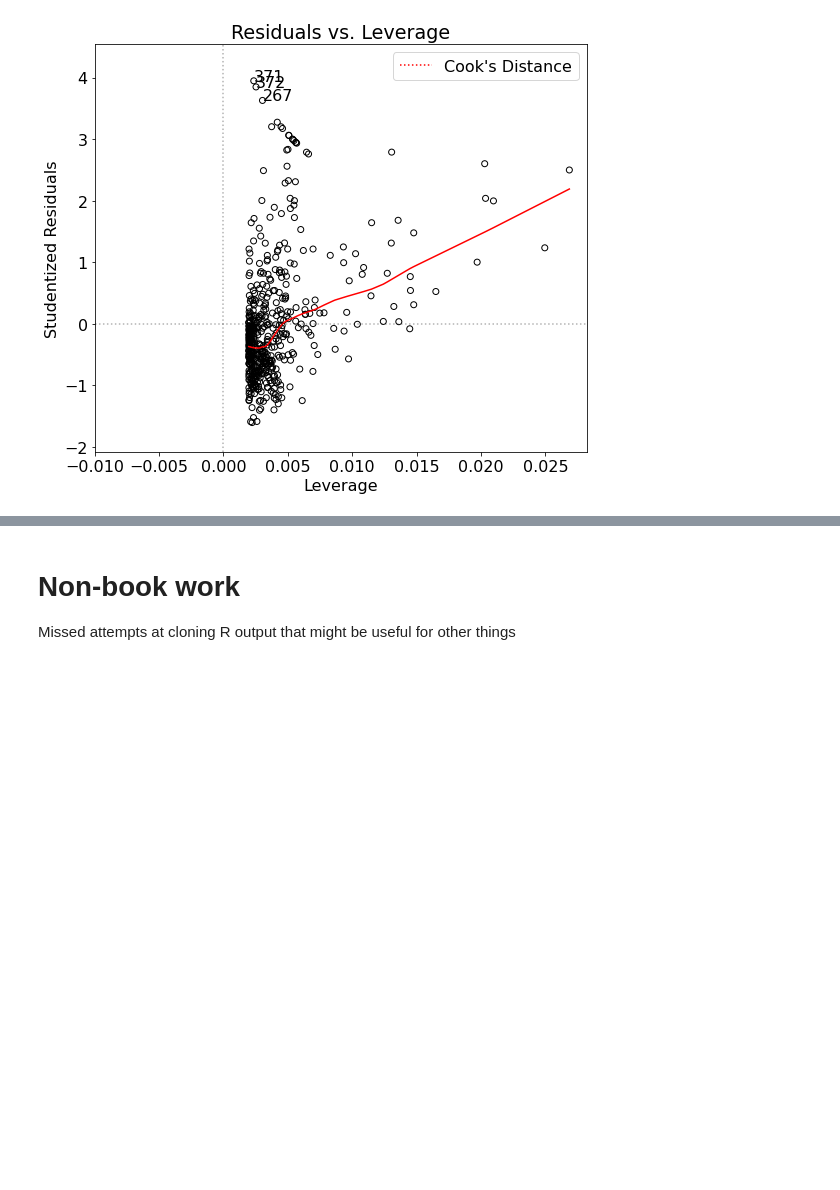
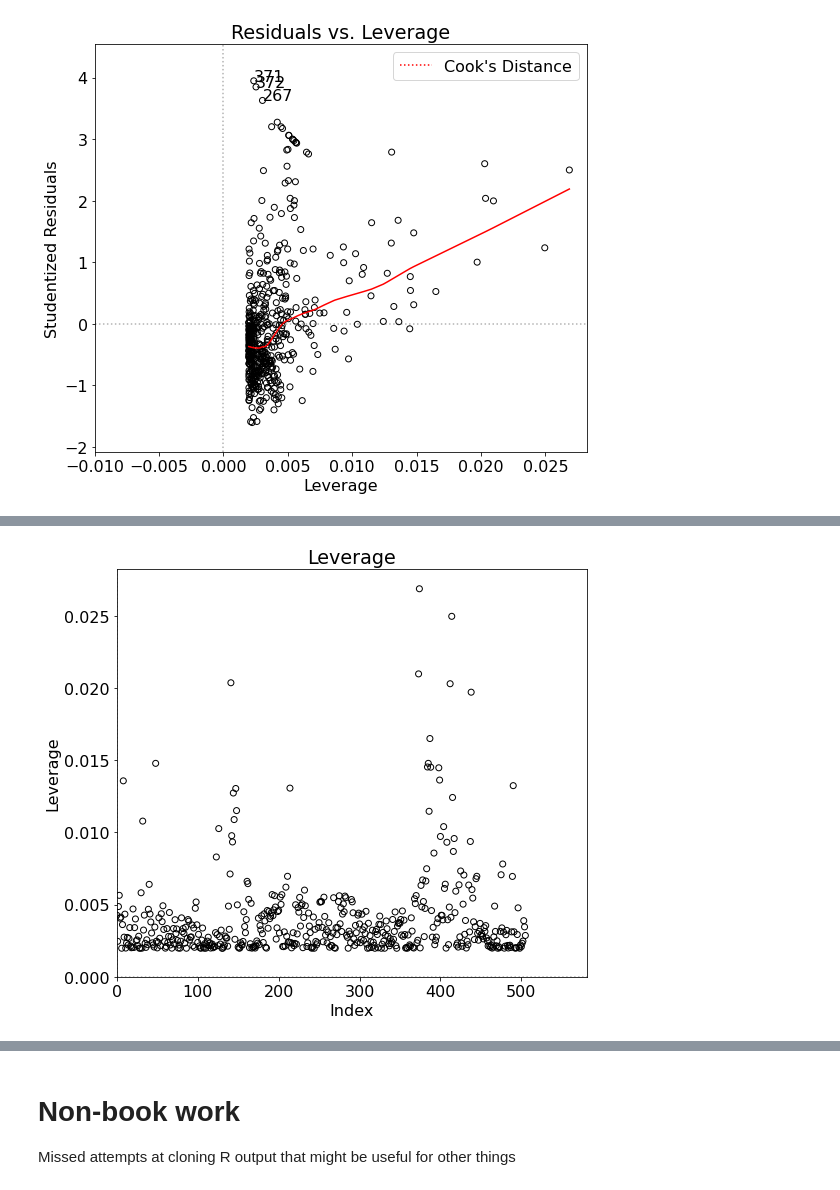
Before and after one commit to bkdevart/islr2, a Jupyter notebook: python/islr2_3.ipynb, the cells around one changed output, grey strips where cells are left out. Drawn from its saved outputs; the diff is of its cells as text; code cells hidden in the pictures; blank space fills up the shorter version.

```diff
--- a/python/islr2_3.ipynb
+++ b/python/islr2_3.ipynb
@@ -319,0 +338,32 @@ Plot leverage stats: `plot(hatvalues(lm.fit))`
+# %%
+# may be like residuals vs leverage, with axis flipped, different scale for index
+def plot_hatvalues(results):
+    student_residuals = pd.Series(results.get_influence().resid_studentized_internal)
+    student_residuals.index = results.resid.index
+    df = pd.DataFrame(student_residuals)
+    df.columns = ['student_residuals']
+    df['leverage'] = results.get_influence().hat_matrix_diag
+    smoothed = lowess(df['student_residuals'],df['leverage'])
+    sorted_student_residuals = abs(df['student_residuals']).sort_values(ascending = False)
+    top3 = sorted_student_residuals[:3]
+
+    fig, ax = plt.subplots()
+    y = df['leverage']
+    x = df.index
+    xpos = max(x)+max(x)*0.01
+    ax.scatter(x, y, edgecolors = 'k', facecolors = 'none')
+    ax.set_xlabel('Index')
+    ax.set_ylabel('Leverage')
+    ax.set_title('Leverage')
+    ax.set_xlim(min(x)-min(x)*0.15,max(x)+max(x)*0.15)
+    ax.set_ylim(0,max(y)+max(y)*0.05)
+    plt.tight_layout()
+
+    ax.plot([0,0],ax.get_ylim(), ls=":", alpha = .3, color = 'k')
+    ax.plot(ax.get_xlim(), [0,0], ls=":", alpha = .3, color = 'k')
+
+    plt.show()
+
+plot_hatvalues(results)
+# %% [output]
+[figure, added]
```
Also changed, not shown: parts of 15 cells of this notebook, 4 other files.
